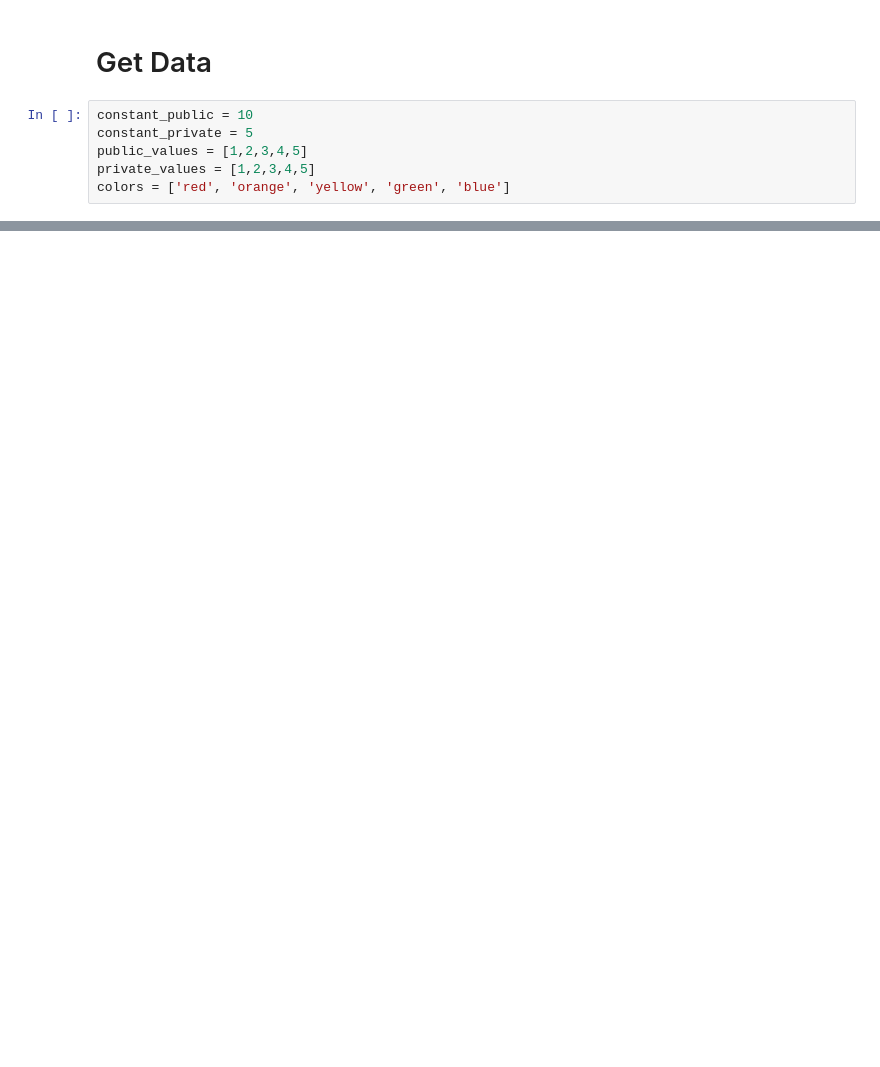
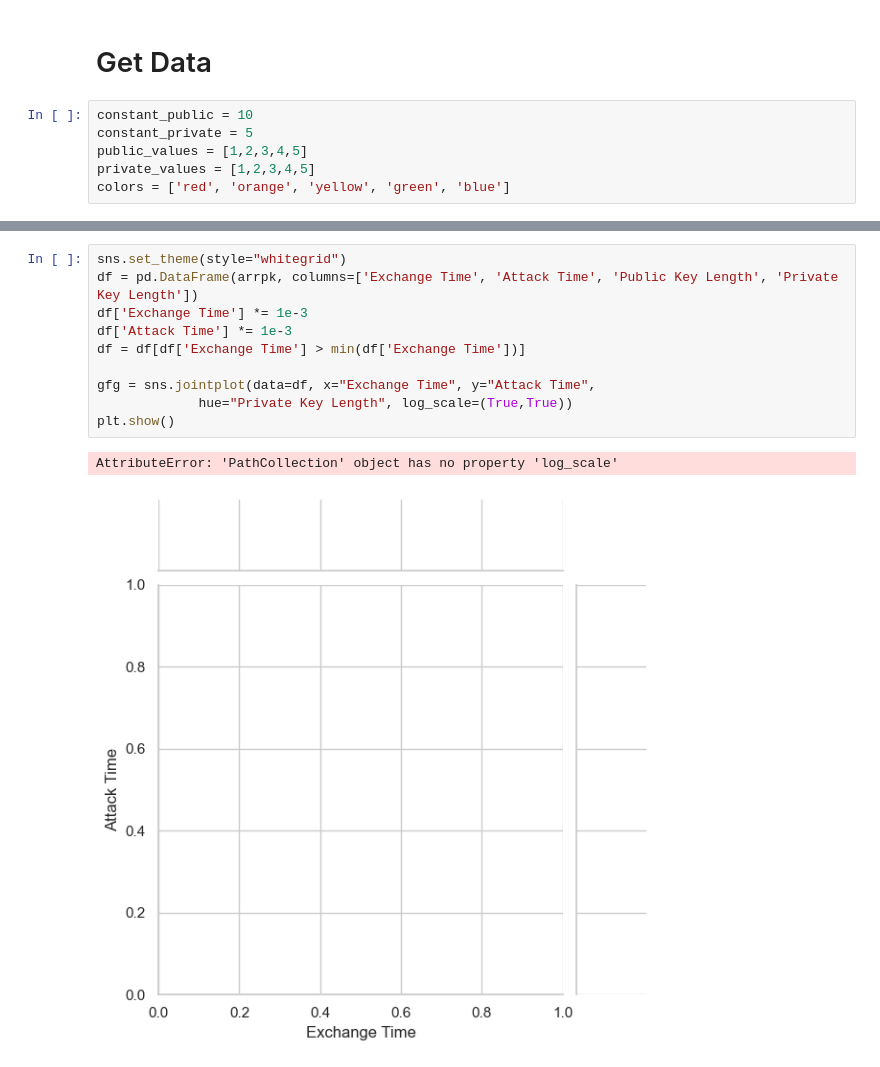
Before and after one commit to reednel/aag, a Jupyter notebook: PermutationGraphs.ipynb, the cells around one changed output, grey strips where cells are left out. Saved outputs shown, nothing was run; the diff lists cells and outputs as text; blank space fills up the shorter version.

```diff
--- a/PermutationGraphs.ipynb
+++ b/PermutationGraphs.ipynb
@@ -46,0 +108,13 @@ plt.show()
+# %%
+sns.set_theme(style="whitegrid")
+df = pd.DataFrame(arrpk, columns=['Exchange Time', 'Attack Time', 'Public Key Length', 'Private Key Length'])
+df['Exchange Time'] *= 1e-3
+df['Attack Time'] *= 1e-3
+df = df[df['Exchange Time'] > min(df['Exchange Time'])]
+
+gfg = sns.jointplot(data=df, x="Exchange Time", y="Attack Time",
+             hue="Private Key Length", log_scale=(True,True))
+plt.show()
+# %% [output]
+AttributeError: 'PathCollection' object has no property 'log_scale'
+[figure, added]
```
Also changed, not shown: parts of 11 cells of this notebook, 3 other files.
